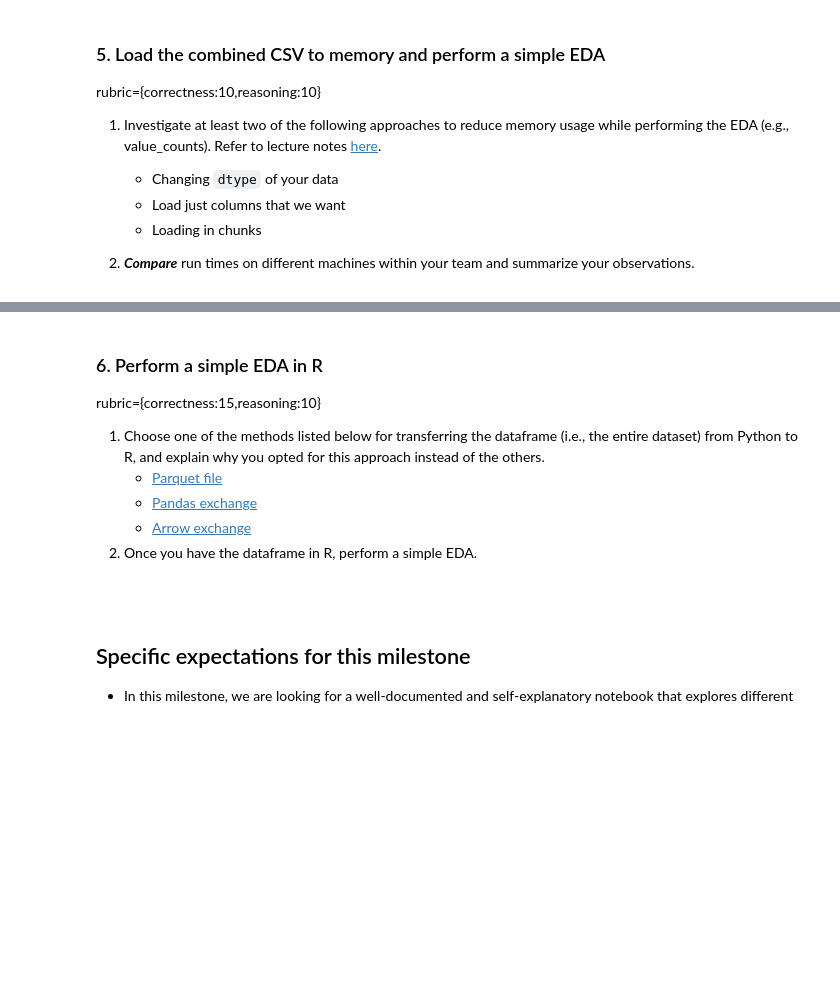
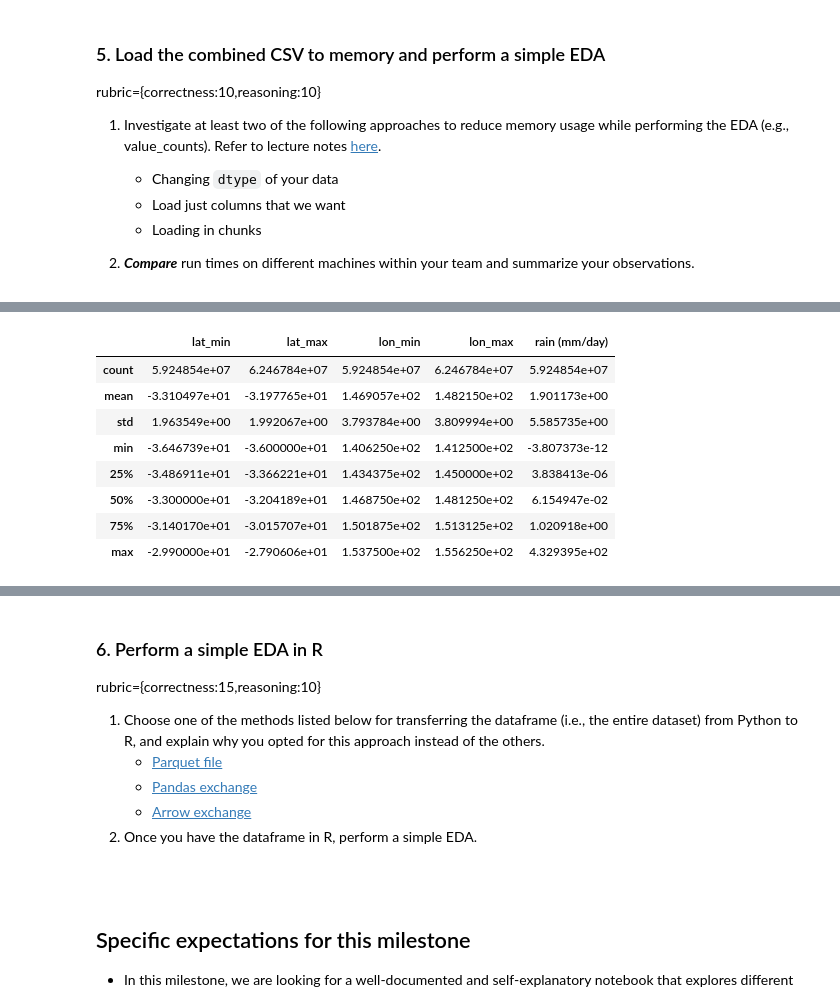
Before and after one commit to UBC-MDS/525_group_3, a Jupyter notebook: notebooks/milestone_1.ipynb, the cells around one changed output, grey strips where cells are left out. Cells and saved outputs as stored; diff of their text form; code cells hidden in the pictures; blank space fills up the shorter version.

```diff
--- a/notebooks/milestone_1.ipynb
+++ b/notebooks/milestone_1.ipynb
@@ -213,3 +213,11 @@ rubric={correctness:10,reasoning:10}
     - Loading in chunks
 
 2. ***Compare*** run times on different machines within your team and summarize your observations.
+# %%
+%%time
+
+columns = ["lat_min", "lat_max", "lon_min", "lon_max", "rain (mm/day)", "model"]
+# dropping Time because timestamp not useful for EDA
+# keeping the numeric columns and the model column for EDA
+
+df = pd.read_csv("combined_data.csv", usecols = columns)
@@ -215,0 +227,10 @@ rubric={correctness:10,reasoning:10}
+# %%
+%%time
+
+# Change float 64 to float 32
+float64_cols = list(df.select_dtypes(include='float64'))
+df[float64_cols] = df[float64_cols].astype('float32')
+
+# create column subsets to simplify computations
+numeric_cols= ["lat_min", "lat_max", "lon_min", "lon_max", "rain (mm/day)"]
+cat_cols = ["model"]
@@ -215,0 +274,5 @@ rubric={correctness:10,reasoning:10}
+# %%
+%%time
+
+df[numeric_cols].describe()
+# %% [output]
@@ -215,0 +281,9 @@ rubric={correctness:10,reasoning:10}
+|  | lat_min | lat_max | lon_min | lon_max | rain (mm/day) |
+| count | 5.924854e+07 | 6.246784e+07 | 5.924854e+07 | 6.246784e+07 | 5.924854e+07 |
+| mean | -3.310497e+01 | -3.197765e+01 | 1.469057e+02 | 1.482150e+02 | 1.901173e+00 |
+| std | 1.963549e+00 | 1.992067e+00 | 3.793784e+00 | 3.809994e+00 | 5.585735e+00 |
+| min | -3.646739e+01 | -3.600000e+01 | 1.406250e+02 | 1.412500e+02 | -3.807373e-12 |
+| 25% | -3.486911e+01 | -3.366221e+01 | 1.434375e+02 | 1.450000e+02 | 3.838413e-06 |
+| 50% | -3.300000e+01 | -3.204189e+01 | 1.468750e+02 | 1.481250e+02 | 6.154947e-02 |
+| 75% | -3.140170e+01 | -3.015707e+01 | 1.501875e+02 | 1.513125e+02 | 1.020918e+00 |
+| max | -2.990000e+01 | -2.790606e+01 | 1.537500e+02 | 1.556250e+02 | 4.329395e+02 |
```
Also changed, not shown: parts of 17 cells of this notebook.
